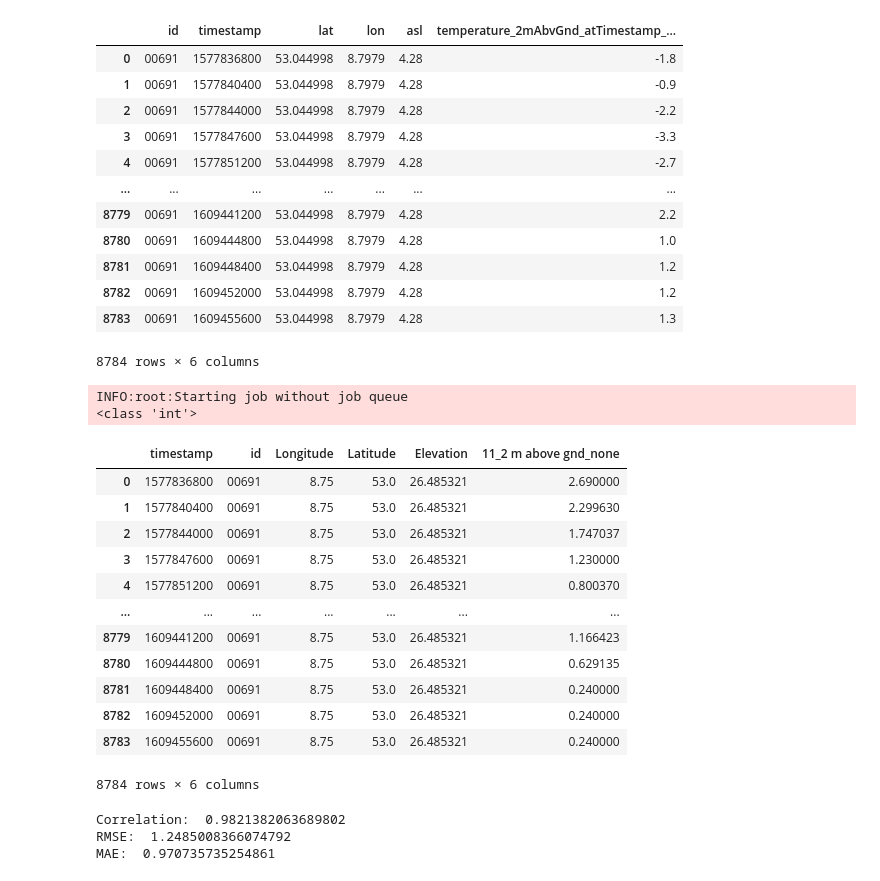
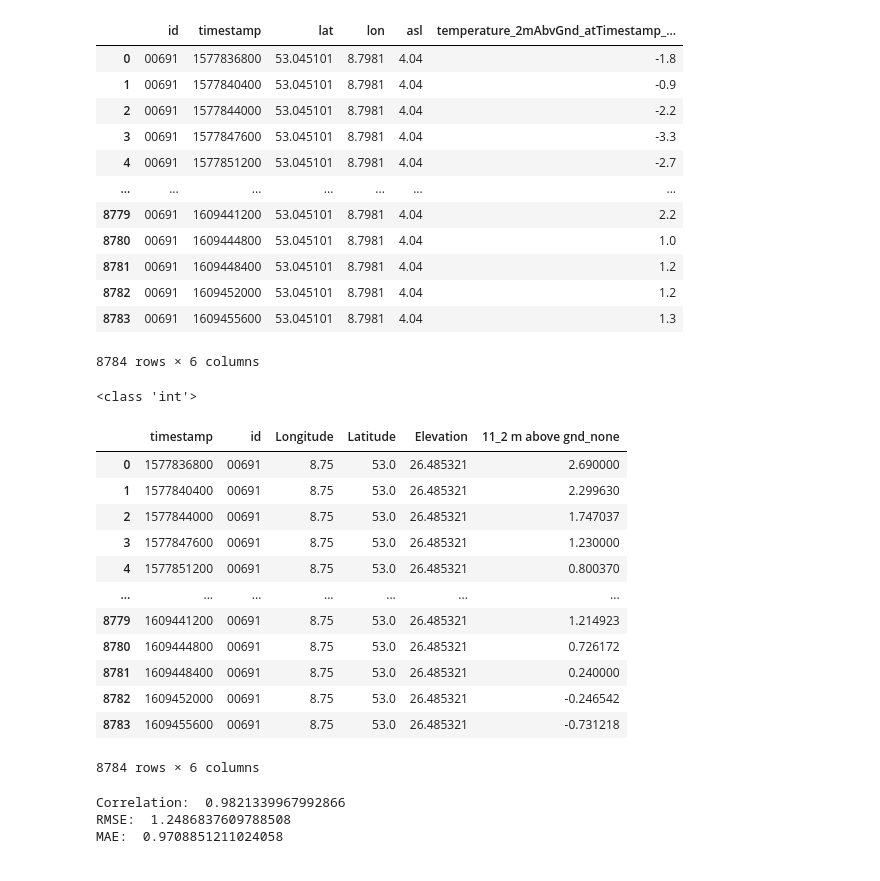
Before and after one commit to meteoblue/python-dataset-sdk, a Jupyter notebook: example_measurements.ipynb, the cells around one changed output. Saved outputs shown, nothing was run; the diff lists cells and outputs as text; code cells hidden in the pictures.

```diff
--- a/example_measurements.ipynb
+++ b/example_measurements.ipynb
@@ -53,11 +53,19 @@ def measurements_to_dataframe(measurements):
         name = str(col.column)
         col_type = col.values.WhichOneof("oneof_values")
         if col_type == "strings":
-            df[name] = col.values.strings.array
+            df[name] = np.array(col.values.strings.array)
         elif col_type == "floats":
-            df[name] = col.values.floats.array
+            df[name] = np.array(col.values.floats.array)
         elif col_type == "ints64":
-            df[name] = col.values.ints64.array
+            df[name] = np.array(col.values.ints64.array)
+        elif col_type == "ints32":
+            df[name] = np.array(col.values.ints32.array)
+        elif col_type == "uints64":
+            df[name] = np.array(col.values.uint64.array)
+        elif col_type == "uints32":
+            df[name] = np.array(col.values.uints32.array)
+        elif col_type == "bools":
+            df[name] = np.array(col.values.bools.array)
     return df
 
 def rmse(df, name1, name2):
@@ -75,49 +83,49 @@ def corr_pearsonr(df, name1, name2):
     return corr[0, 1] # Pearson R is equal to non diagonal elements
 # %%
 ## query measurement data for time interval
-path = "/rawdata/dwdClimateHourly/dwdClimateMeasurementHourlyAirTemperature/get"
+path = "/v2/dwdClimateHourly/raw/measurement/get"
 name_variable_measured = "temperature_2mAbvGnd_atTimestamp_none_degCels"
 query = {
     "timeStart": "2020-01-01T00:00:00",
     "timeEnd": "2020-12-31T23:00:00",
     "limit": 10000,
     "fields": [
         "id",
         "timestamp",
         "lat",
         "lon",
         "asl",
         name_variable_measured
     ],
     "stations": ["00691"],
     "sort": "asc"
     }
 
 client = meteoblue_dataset_sdk.Client(apikey=os.environ["APIKEY"]) # apikey has to be saved in your environment
 measurements_queried = client.measurement_sync(path, query)
 measurements_df = measurements_to_dataframe(measurements_queried)
 
 # set coordinates and station_name for request of modeled data
 # this only works if only one station is selected in the above request
 lat = measurements_df["lat"][0]
 lon = measurements_df["lon"][0]
 asl = measurements_df["asl"][0]
 station_name = measurements_df["id"][0]
 
 measurements_df
 # %% [output]
 |  | id | timestamp | lat | lon | asl | temperature_2mAbvGnd_atTimestamp_... |
-| 0 | 00691 | 1577836800 | 53.044998 | 8.7979 | 4.28 | -1.8 |
-| 1 | 00691 | 1577840400 | 53.044998 | 8.7979 | 4.28 | -0.9 |
-| 2 | 00691 | 1577844000 | 53.044998 | 8.7979 | 4.28 | -2.2 |
-| 3 | 00691 | 1577847600 | 53.044998 | 8.7979 | 4.28 | -3.3 |
-| 4 | 00691 | 1577851200 | 53.044998 | 8.7979 | 4.28 | -2.7 |
+| 0 | 00691 | 1577836800 | 53.045101 | 8.7981 | 4.04 | -1.8 |
+| 1 | 00691 | 1577840400 | 53.045101 | 8.7981 | 4.04 | -0.9 |
+| 2 | 00691 | 1577844000 | 53.045101 | 8.7981 | 4.04 | -2.2 |
+| 3 | 00691 | 1577847600 | 53.045101 | 8.7981 | 4.04 | -3.3 |
+| 4 | 00691 | 1577851200 | 53.045101 | 8.7981 | 4.04 | -2.7 |
 | ... | ... | ... | ... | ... | ... | ... |
-| 8779 | 00691 | 1609441200 | 53.044998 | 8.7979 | 4.28 | 2.2 |
-| 8780 | 00691 | 1609444800 | 53.044998 | 8.7979 | 4.28 | 1.0 |
-| 8781 | 00691 | 1609448400 | 53.044998 | 8.7979 | 4.28 | 1.2 |
-| 8782 | 00691 | 1609452000 | 53.044998 | 8.7979 | 4.28 | 1.2 |
-| 8783 | 00691 | 1609455600 | 53.044998 | 8.7979 | 4.28 | 1.3 |
+| 8779 | 00691 | 1609441200 | 53.045101 | 8.7981 | 4.04 | 2.2 |
+| 8780 | 00691 | 1609444800 | 53.045101 | 8.7981 | 4.04 | 1.0 |
+| 8781 | 00691 | 1609448400 | 53.045101 | 8.7981 | 4.04 | 1.2 |
+| 8782 | 00691 | 1609452000 | 53.045101 | 8.7981 | 4.04 | 1.2 |
+| 8783 | 00691 | 1609455600 | 53.045101 | 8.7981 | 4.04 | 1.3 |
 8784 rows × 6 columns
 # %%
 ## get model data for same time interval
@@ -157,7 +165,6 @@ name_variable_modeled = "11_2 m above gnd_none"
 
 model_df
 # %% [output]
-INFO:root:Starting job without job queue
 <class 'int'>
 |  | timestamp | id | Longitude | Latitude | Elevation | 11_2 m above gnd_none |
 | 0 | 1577836800 | 00691 | 8.75 | 53.0 | 26.485321 | 2.690000 |
@@ -166,11 +173,11 @@ INFO:root:Starting job without job queue
 | 3 | 1577847600 | 00691 | 8.75 | 53.0 | 26.485321 | 1.230000 |
 | 4 | 1577851200 | 00691 | 8.75 | 53.0 | 26.485321 | 0.800370 |
 | ... | ... | ... | ... | ... | ... | ... |
-| 8779 | 1609441200 | 00691 | 8.75 | 53.0 | 26.485321 | 1.166423 |
-| 8780 | 1609444800 | 00691 | 8.75 | 53.0 | 26.485321 | 0.629135 |
+| 8779 | 1609441200 | 00691 | 8.75 | 53.0 | 26.485321 | 1.214923 |
+| 8780 | 1609444800 | 00691 | 8.75 | 53.0 | 26.485321 | 0.726172 |
 | 8781 | 1609448400 | 00691 | 8.75 | 53.0 | 26.485321 | 0.240000 |
-| 8782 | 1609452000 | 00691 | 8.75 | 53.0 | 26.485321 | 0.240000 |
-| 8783 | 1609455600 | 00691 | 8.75 | 53.0 | 26.485321 | 0.240000 |
+| 8782 | 1609452000 | 00691 | 8.75 | 53.0 | 26.485321 | -0.246542 |
+| 8783 | 1609455600 | 00691 | 8.75 | 53.0 | 26.485321 | -0.731218 |
 8784 rows × 6 columns
 # %%
 merged = pd.merge(model_df, measurements_df, on=["timestamp", "id"]) # merge the two data-frames
@@ -185,9 +192,9 @@ print("RMSE: ", rms_error)
 ma_error = mae(merged, name_variable_measured, name_variable_modeled)
 print("MAE: ", ma_error)
 # %% [output]
-Correlation:  0.9821382063689802
-RMSE:  1.2485008366074792
-MAE:  0.970735735254861
+Correlation:  0.9821339967992866
+RMSE:  1.2486837609788508
+MAE:  0.9708851211024058
 # %%
 plt.figure(figsize=(16,8))
 plt.plot(merged["timestamp"], merged[name_variable_modeled], alpha = 0.6)
```
Also changed, not shown: 8 other files.
